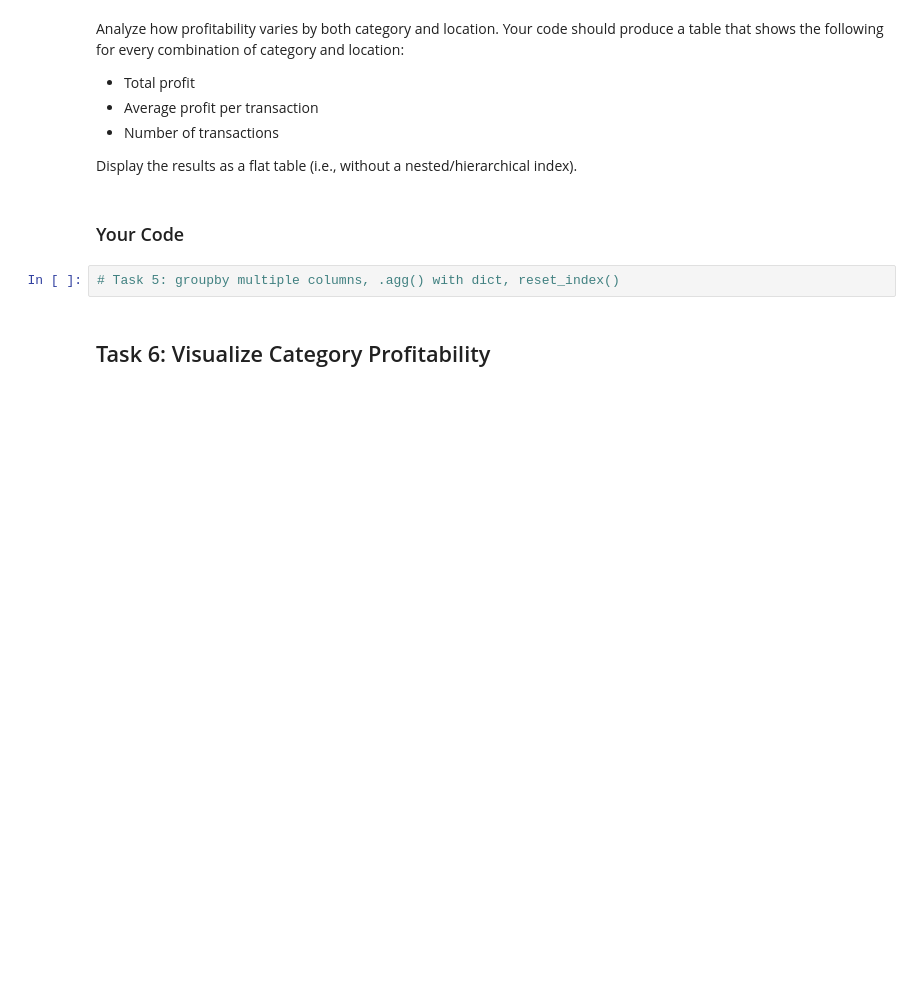
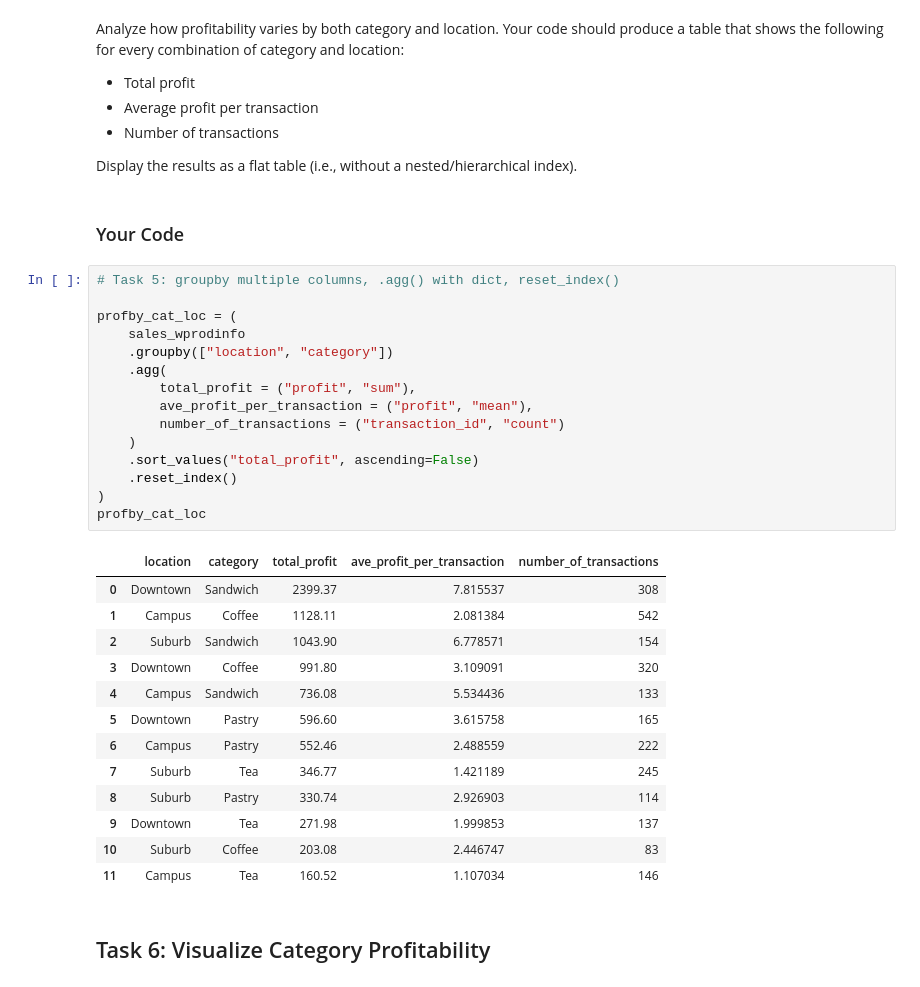
Before and after one commit to stephanie-iris/py4eda-work, a Jupyter notebook: test2b/test_2b.ipynb, the cells around one changed output. Cells and saved outputs as stored; diff of their text form; blank space fills up the shorter version.

```diff
--- a/test2b/test_2b.ipynb
+++ b/test2b/test_2b.ipynb
@@ -305,6 +305,33 @@ Display the results as a flat table (i.e., without a nested/hierarchical index).
 ### Your Code
 # %%
 # Task 5: groupby multiple columns, .agg() with dict, reset_index()
+
+profby_cat_loc = (
+    sales_wprodinfo
+    .groupby(["location", "category"])
+    .agg(
+        total_profit = ("profit", "sum"),
+        ave_profit_per_transaction = ("profit", "mean"),
+        number_of_transactions = ("transaction_id", "count")
+    )
+    .sort_values("total_profit", ascending=False)
+    .reset_index()
+)
+profby_cat_loc
+# %% [output]
+|  | location | category | total_profit | ave_profit_per_transaction | number_of_transactions |
+| 0 | Downtown | Sandwich | 2399.37 | 7.815537 | 308 |
+| 1 | Campus | Coffee | 1128.11 | 2.081384 | 542 |
+| 2 | Suburb | Sandwich | 1043.90 | 6.778571 | 154 |
+| 3 | Downtown | Coffee | 991.80 | 3.109091 | 320 |
+| 4 | Campus | Sandwich | 736.08 | 5.534436 | 133 |
+| 5 | Downtown | Pastry | 596.60 | 3.615758 | 165 |
+| 6 | Campus | Pastry | 552.46 | 2.488559 | 222 |
+| 7 | Suburb | Tea | 346.77 | 1.421189 | 245 |
+| 8 | Suburb | Pastry | 330.74 | 2.926903 | 114 |
+| 9 | Downtown | Tea | 271.98 | 1.999853 | 137 |
+| 10 | Suburb | Coffee | 203.08 | 2.446747 | 83 |
+| 11 | Campus | Tea | 160.52 | 1.107034 | 146 |
 # %% [markdown]
 ## Task 6: Visualize Category Profitability
 # %% [markdown]
```
Also changed, not shown: parts of 5 cells of this notebook.
